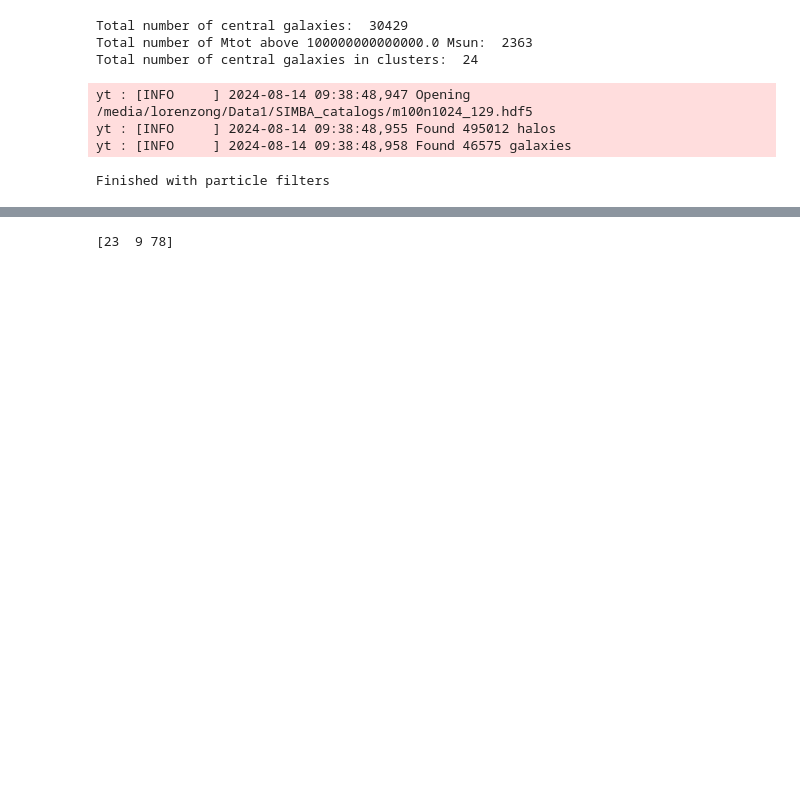
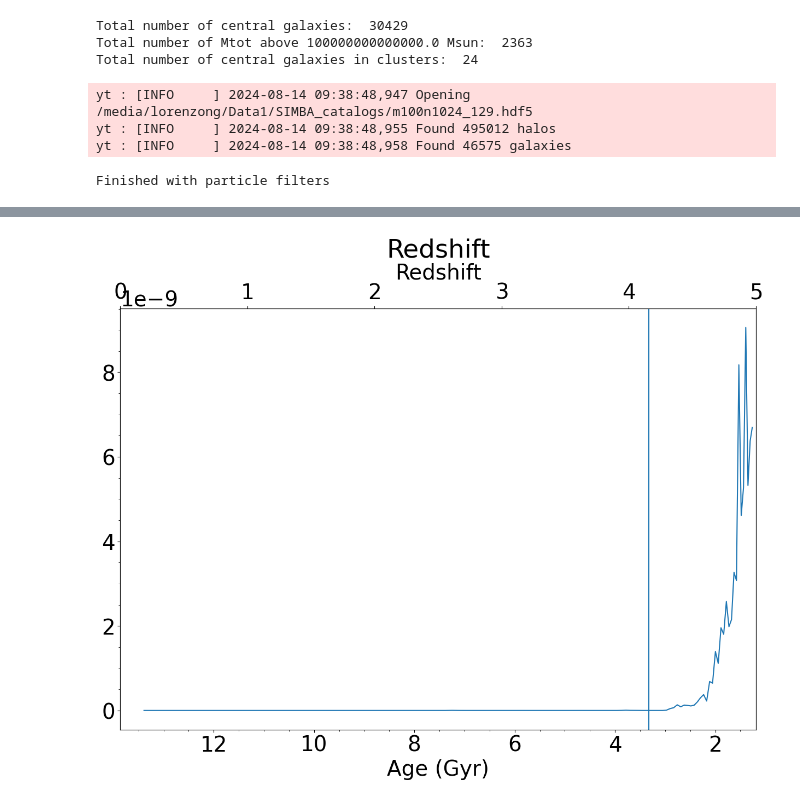
Before and after one commit to GiulianoLo/analize_simba_cgm, a Jupyter notebook: cgm_main.ipynb, the cells around one changed output, grey strips where cells are left out. Cells and saved outputs as stored; diff of their text form; code cells hidden in the pictures; blank space fills up the shorter version.

```diff
--- a/cgm_main.ipynb
+++ b/cgm_main.ipynb
@@ -481,6 +206,4 @@ Error processing file /home/lorenzong/analize_simba_cgm/output/fits/converted_fr
-# %%
-a = np.array([67, 9, 0, 23, 66, 78, 33, 21])
-b = [3, 1, 5]
-print(a[b])
-# %% [output]
-[23  9 78]
+# %%
+sfh.plot_history([0, 1, 2, 3, 4, 5], cosmo, 2)
+# %% [output]
+[figure, added]
```
Also changed, not shown: parts of 22 cells of this notebook, 14 other files.
